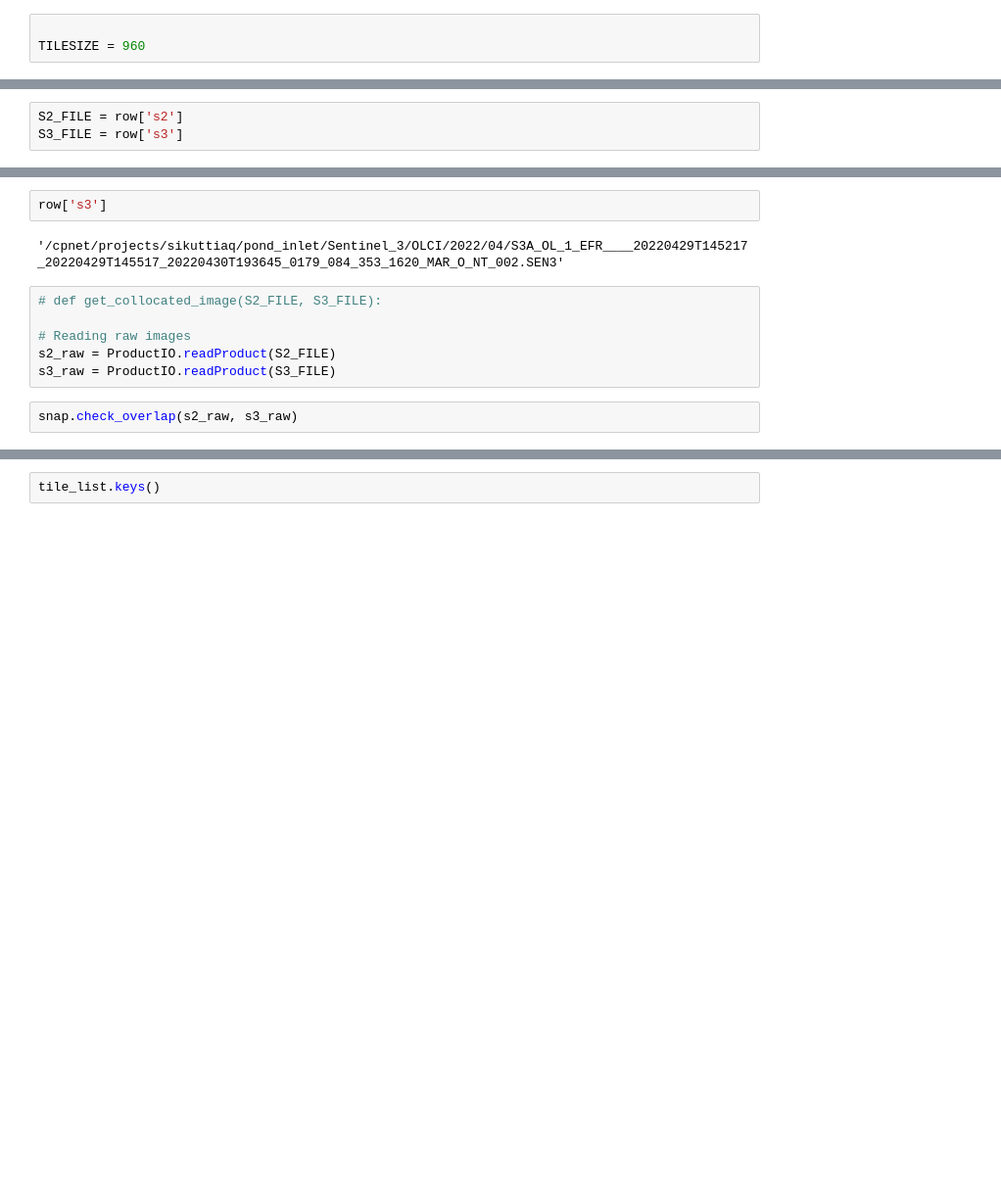
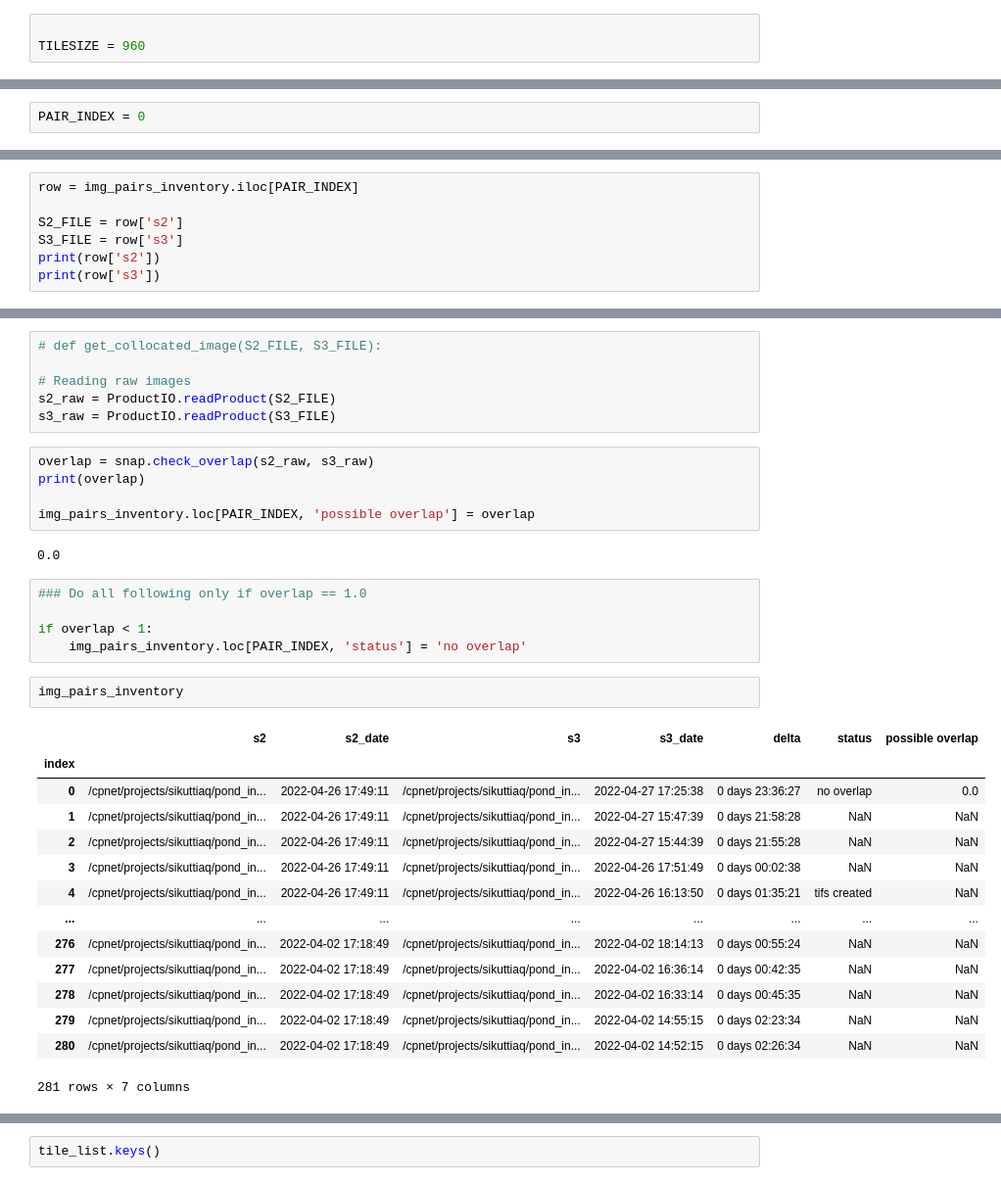
Before and after one commit to ucabcbo/ARISGAN, a Jupyter notebook: preprocessing/snap.ipynb, the cells around one changed output, grey strips where cells are left out. Shown: that part at 98% size. Saved outputs shown, nothing was run; the diff lists cells and outputs as text; blank space fills up the shorter version.

```diff
--- a/preprocessing/snap.ipynb
+++ b/preprocessing/snap.ipynb
@@ -79,2 +62,4 @@ file_inventory
+# %%
+PAIR_INDEX = 0
 # %%
 ### DO ALL FOLLOWING ONLY IF STATUS = NEW
@@ -82,3 +69,7 @@ assert file_inventory['status'].iloc[IMG_INDEX] == 'new'
 # %%
+row = img_pairs_inventory.iloc[PAIR_INDEX]
+
 S2_FILE = row['s2']
 S3_FILE = row['s3']
+print(row['s2'])
+print(row['s3'])
@@ -89,15 +79,38 @@ row['s2']
-# %%
-row['s3']
-# %% [output]
-'/cpnet/projects/sikuttiaq/pond_inlet/Sentinel_3/OLCI/2022/04/S3A_OL_1_EFR____20220429T145217_20220429T145517_20220430T193645_0179_084_353_1620_MAR_O_NT_002.SEN3'
 # %%
 # def get_collocated_image(S2_FILE, S3_FILE):
 
 # Reading raw images
 s2_raw = ProductIO.readProduct(S2_FILE)
 s3_raw = ProductIO.readProduct(S3_FILE)
-# %%
-snap.check_overlap(s2_raw, s3_raw)
+# %%
+overlap = snap.check_overlap(s2_raw, s3_raw)
+print(overlap)
+
+img_pairs_inventory.loc[PAIR_INDEX, 'possible overlap'] = overlap
+# %% [output]
+0.0
+# %%
+### Do all following only if overlap == 1.0
+
+if overlap < 1:
+    img_pairs_inventory.loc[PAIR_INDEX, 'status'] = 'no overlap'
+# %%
+img_pairs_inventory
+# %% [output]
+|  | s2 | s2_date | s3 | s3_date | delta | status | possible overlap |
+| index |  |  |  |  |  |  |  |
+| 0 | /cpnet/projects/sikuttiaq/pond_in... | 2022-04-26 17:49:11 | /cpnet/projects/sikuttiaq/pond_in... | 2022-04-27 17:25:38 | 0 days 23:36:27 | no overlap | 0.0 |
+| 1 | /cpnet/projects/sikuttiaq/pond_in... | 2022-04-26 17:49:11 | /cpnet/projects/sikuttiaq/pond_in... | 2022-04-27 15:47:39 | 0 days 21:58:28 | NaN | NaN |
+| 2 | /cpnet/projects/sikuttiaq/pond_in... | 2022-04-26 17:49:11 | /cpnet/projects/sikuttiaq/pond_in... | 2022-04-27 15:44:39 | 0 days 21:55:28 | NaN | NaN |
+| 3 | /cpnet/projects/sikuttiaq/pond_in... | 2022-04-26 17:49:11 | /cpnet/projects/sikuttiaq/pond_in... | 2022-04-26 17:51:49 | 0 days 00:02:38 | NaN | NaN |
+| 4 | /cpnet/projects/sikuttiaq/pond_in... | 2022-04-26 17:49:11 | /cpnet/projects/sikuttiaq/pond_in... | 2022-04-26 16:13:50 | 0 days 01:35:21 | tifs created | NaN |
+| ... | ... | ... | ... | ... | ... | ... | ... |
+| 276 | /cpnet/projects/sikuttiaq/pond_in... | 2022-04-02 17:18:49 | /cpnet/projects/sikuttiaq/pond_in... | 2022-04-02 18:14:13 | 0 days 00:55:24 | NaN | NaN |
+| 277 | /cpnet/projects/sikuttiaq/pond_in... | 2022-04-02 17:18:49 | /cpnet/projects/sikuttiaq/pond_in... | 2022-04-02 16:36:14 | 0 days 00:42:35 | NaN | NaN |
+| 278 | /cpnet/projects/sikuttiaq/pond_in... | 2022-04-02 17:18:49 | /cpnet/projects/sikuttiaq/pond_in... | 2022-04-02 16:33:14 | 0 days 00:45:35 | NaN | NaN |
+| 279 | /cpnet/projects/sikuttiaq/pond_in... | 2022-04-02 17:18:49 | /cpnet/projects/sikuttiaq/pond_in... | 2022-04-02 14:55:15 | 0 days 02:23:34 | NaN | NaN |
+| 280 | /cpnet/projects/sikuttiaq/pond_in... | 2022-04-02 17:18:49 | /cpnet/projects/sikuttiaq/pond_in... | 2022-04-02 14:52:15 | 0 days 02:26:34 | NaN | NaN |
+281 rows × 7 columns
 # %%
 
 s2_bands = snap.band_subset(s2_raw, 'B2,B3,B4,B_opaque_clouds')
```
Also changed, not shown: parts of 20 cells of this notebook, 4 other files.
